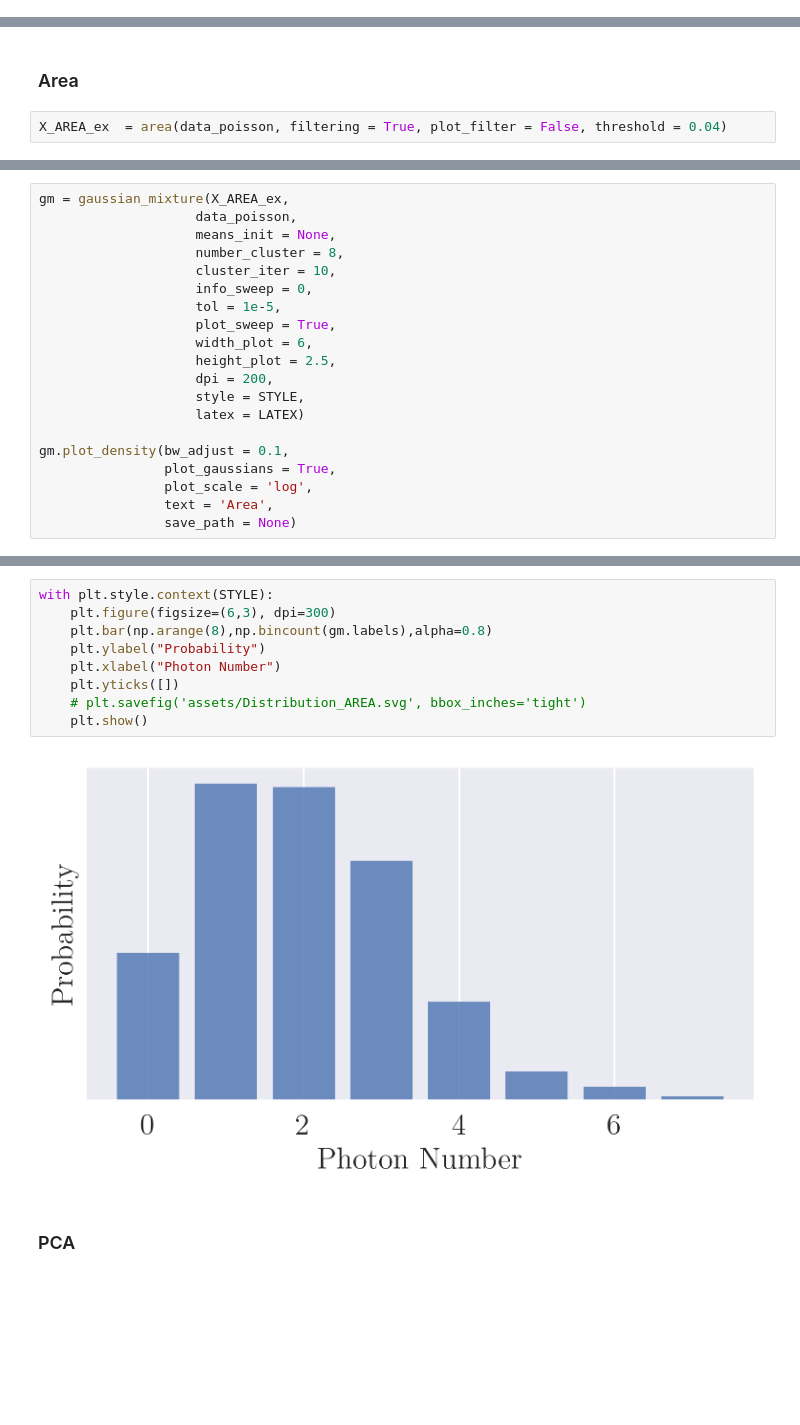
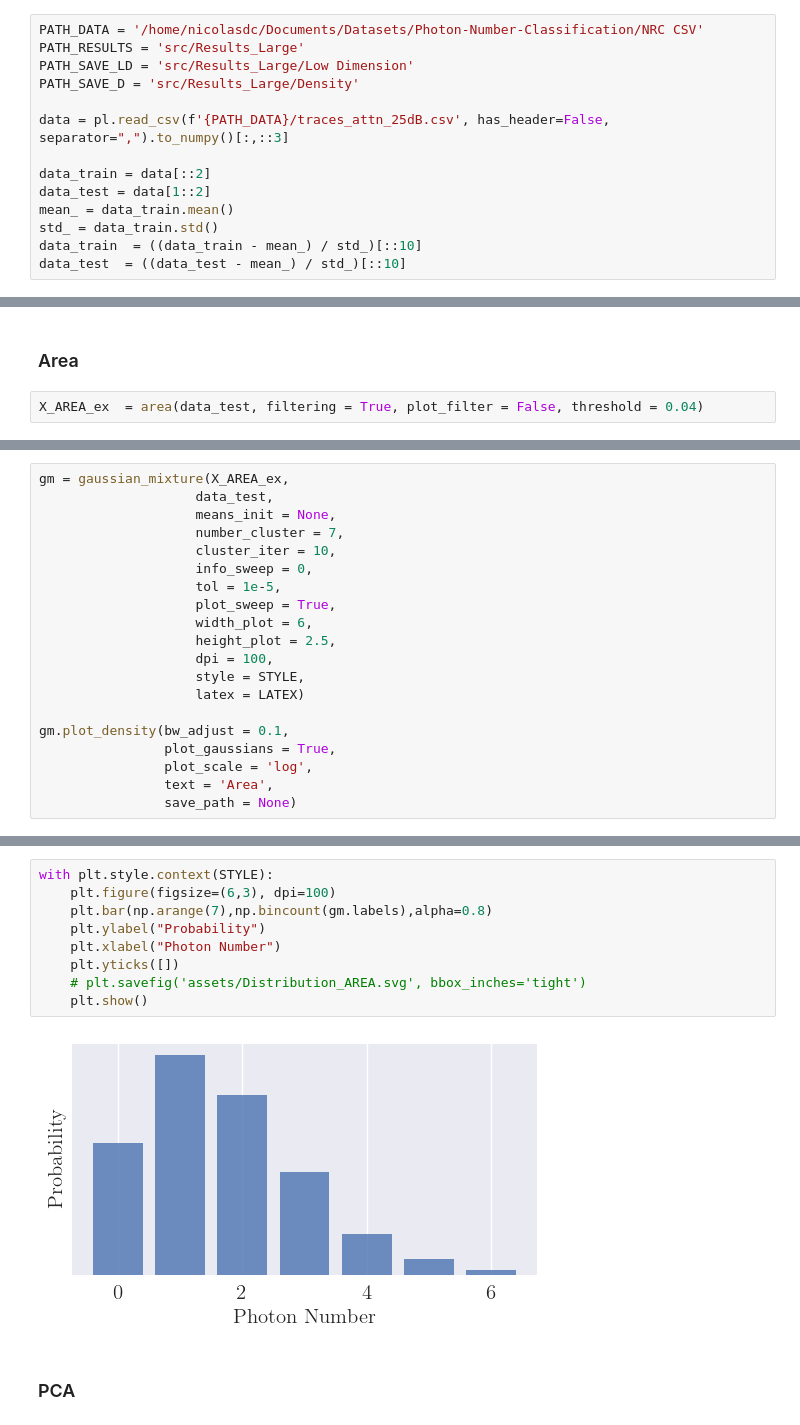
Before and after one commit to polyquantique/Photon-Number-Classification, a Jupyter notebook: Figures_Methods.ipynb, the cells around one changed output, grey strips where cells are left out. Cells and saved outputs as stored; diff of their text form; blank space fills up the shorter version.

```diff
--- a/Figures_Methods.ipynb
+++ b/Figures_Methods.ipynb
@@ -98,3 +92,17 @@ data_train[::10].shape
 # %% [markdown]
 ### Problem Formulation
+# %%
+PATH_DATA = '/home/nicolasdc/Documents/Datasets/Photon-Number-Classification/NRC CSV'
+PATH_RESULTS = 'src/Results_Large'
+PATH_SAVE_LD = 'src/Results_Large/Low Dimension'
+PATH_SAVE_D = 'src/Results_Large/Density'
+
+data = pl.read_csv(f'{PATH_DATA}/traces_attn_25dB.csv', has_header=False, separator=",").to_numpy()[:,::3]
+
+data_train = data[::2]
+data_test = data[1::2]
+mean_ = data_train.mean()
+std_ = data_train.std()
+data_train  = ((data_train - mean_) / std_)[::10]
+data_test  = ((data_test - mean_) / std_)[::10]
 # %%
@@ -211,5 +221,5 @@ with plt.style.context(STYLE):
 # %% [markdown]
 ### Area
 # %%
-X_AREA_ex  = area(data_poisson, filtering = True, plot_filter = False, threshold = 0.04)
+X_AREA_ex  = area(data_test, filtering = True, plot_filter = False, threshold = 0.04)
 # %%
@@ -231,15 +241,15 @@ with plt.style.context(STYLE):
 # %%
 gm = gaussian_mixture(X_AREA_ex,
-                    data_poisson,
+                    data_test,
                     means_init = None,
-                    number_cluster = 8,
+                    number_cluster = 7,
                     cluster_iter = 10,
                     info_sweep = 0,
                     tol = 1e-5,
                     plot_sweep = True,
                     width_plot = 6,
                     height_plot = 2.5,
-                    dpi = 200,
+                    dpi = 100,
                     style = STYLE,
                     latex = LATEX)
 
@@ -253,14 +263,14 @@ gm.plot_density(bw_adjust = 0.1,
 # %%
 with plt.style.context(STYLE):
-    plt.figure(figsize=(6,3), dpi=300)
-    plt.bar(np.arange(8),np.bincount(gm.labels),alpha=0.8)
+    plt.figure(figsize=(6,3), dpi=100)
+    plt.bar(np.arange(7),np.bincount(gm.labels),alpha=0.8)
     plt.ylabel("Probability")
     plt.xlabel("Photon Number")
     plt.yticks([])
     # plt.savefig('assets/Distribution_AREA.svg', bbox_inches='tight')
     plt.show()
 # %% [output]
-[figure, old version]
+[figure, new version]
 # %% [markdown]
 ### PCA
 # %%
```
Also changed, not shown: parts of 19 cells of this notebook, 5 other files.
